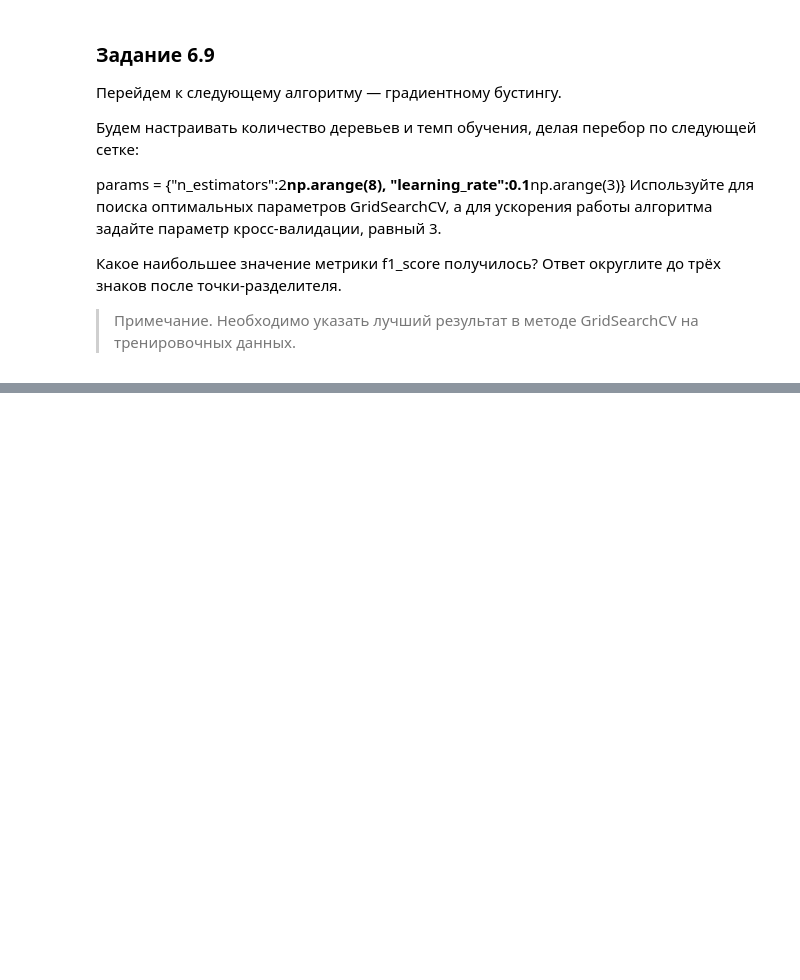
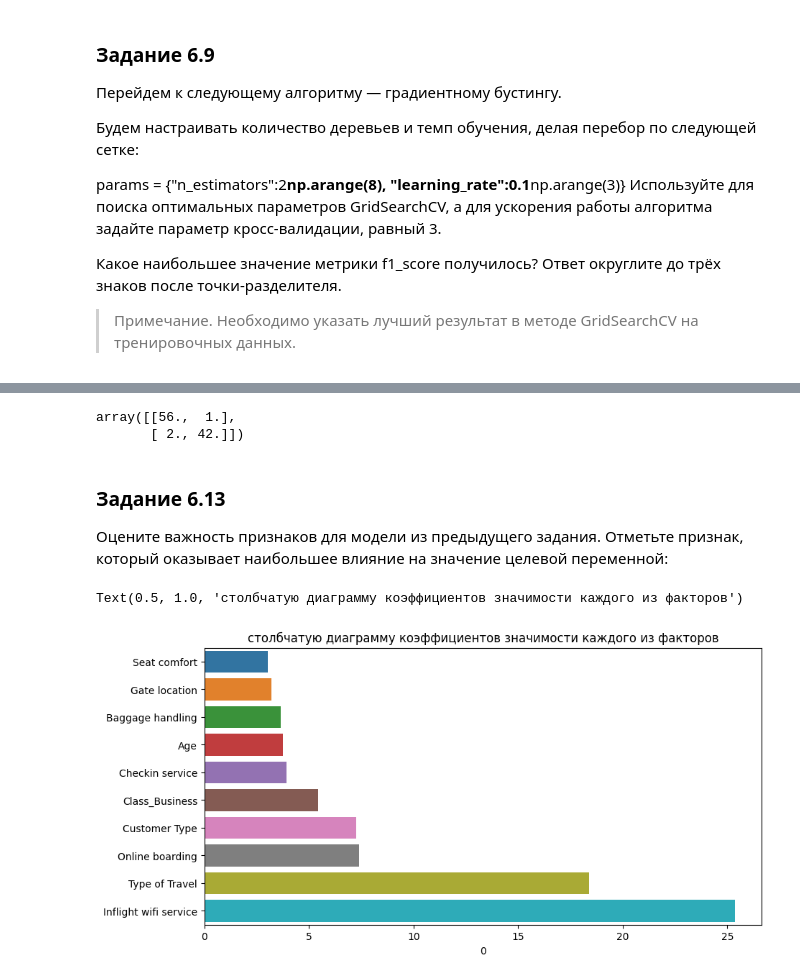
Before and after one commit to GloriTV/Lesson, a Jupyter notebook: MATH&ML/MATH&ML-9/Lesson_6.ipynb, the cells around one changed output, grey strips where cells are left out. Saved outputs shown, nothing was run; the diff lists cells and outputs as text; code cells hidden in the pictures; blank space fills up the shorter version.

```diff
--- a/MATH&ML/MATH&ML-9/Lesson_6.ipynb
+++ b/MATH&ML/MATH&ML-9/Lesson_6.ipynb
@@ -223,0 +254,5 @@ params = {"n_estimators":2**np.arange(8), "learning_rate":0.1**np.arange(3)}
+# %%
+GBC=ensemble.GradientBoostingClassifier(learning_rate= 1.0, n_estimators= 128)
+GBC.fit(X_train_scaled, y_train)
+y_pred_train = GBC.predict(X_train_scaled)
+print('accuracy на тренировочной выборке: {:.3f} \n'.format(f1_score(y_pred_train,y_train)))
@@ -223,0 +284,11 @@ params = {"n_estimators":2**np.arange(8), "learning_rate":0.1**np.arange(3)}
+# %%
+model = xgb.XGBClassifier(random_state = 26)
+model.fit(X_train_scaled, y_train)
+
+y_test_pred = model.predict(X_train_scaled)
+acc_le=f1_score(y_train, y_test_pred)
+print('f1_score на Train: {:.3f}'.format(acc_le))
+
+y_test_pred = model.predict(X_test_scaled)
+acc_le=f1_score(y_test, y_test_pred)
+print('f1_score на Test: {:.3f}'.format(acc_le))
@@ -223,0 +298,5 @@ params = {"n_estimators":2**np.arange(8), "learning_rate":0.1**np.arange(3)}
+# %%
+model_xgb = xgb.XGBClassifier(random_state=26)
+model_xgb.fit(X_train_scaled,y_train)
+preds_test = model_xgb.predict(X_test_scaled)
+f1_score(preds_test, y_test)
@@ -223,0 +310,11 @@ params = {"n_estimators":2**np.arange(8), "learning_rate":0.1**np.arange(3)}
+# %%
+model_cat = cat.CatBoostClassifier(random_state = 26)
+model_cat.fit(X_train_scaled, y_train)
+
+y_test_pred = model_cat.predict(X_train_scaled)
+acc_le=f1_score(y_train, y_test_pred)
+print('f1_score на Train: {:.3f}'.format(acc_le))
+
+y_test_pred = model_cat.predict(X_test_scaled)
+acc_le=f1_score(y_test, y_test_pred)
+print('f1_score на Test: {:.3f}'.format(acc_le))
@@ -223,0 +348,24 @@ params = {"n_estimators":2**np.arange(8), "learning_rate":0.1**np.arange(3)}
+# %%
+# from catboost.utils import get_confusion_matrix
+
+n=X_train_scaled.shape[0]
+(cat.utils.get_confusion_matrix(model_cat,cat.Pool(X_train_scaled,y_train))/n*100).round()
+# %% [output]
+array([[56.,  1.],
+       [ 2., 42.]])
+# %% [markdown]
+### Задание 6.13
+Оцените важность признаков для модели из предыдущего задания. Отметьте признак, который оказывает наибольшее влияние на значение целевой переменной:
+# %%
+temp=model_cat.feature_importances_
+
+df=pd.DataFrame(temp, index=X.columns)
+df=df[0].sort_values().tail(10)
+
+fig = plt.figure(figsize=(10, 5))
+fig = sns.barplot(x=df,y=df.index)
+# plt.xticks(rotation=45)
+fig.set_title("столбчатую диаграмму коэффициентов значимости каждого из факторов")
+# %% [output]
+Text(0.5, 1.0, 'столбчатую диаграмму коэффициентов значимости каждого из факторов')
+[figure, added]
```
Also changed, not shown: parts of 13 cells of this notebook.
